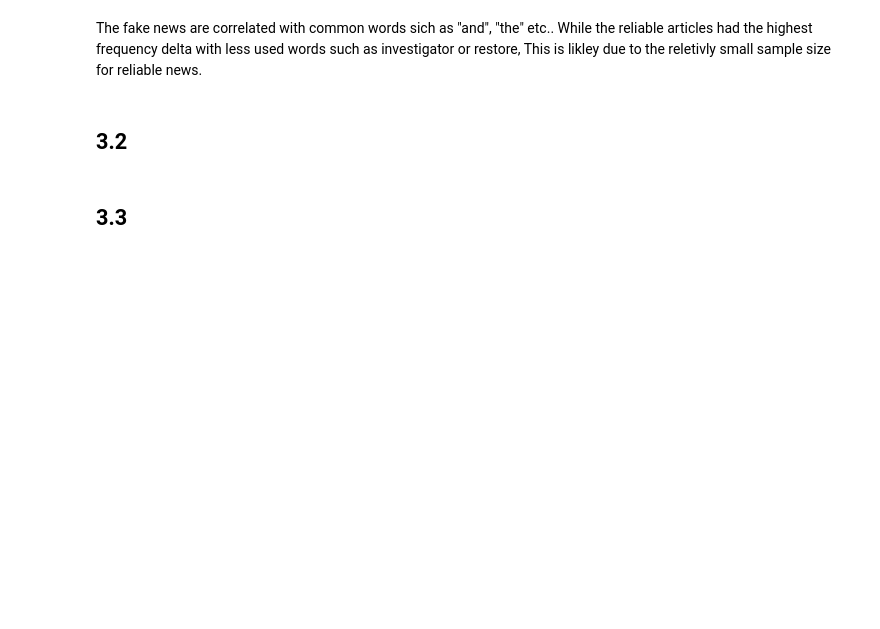
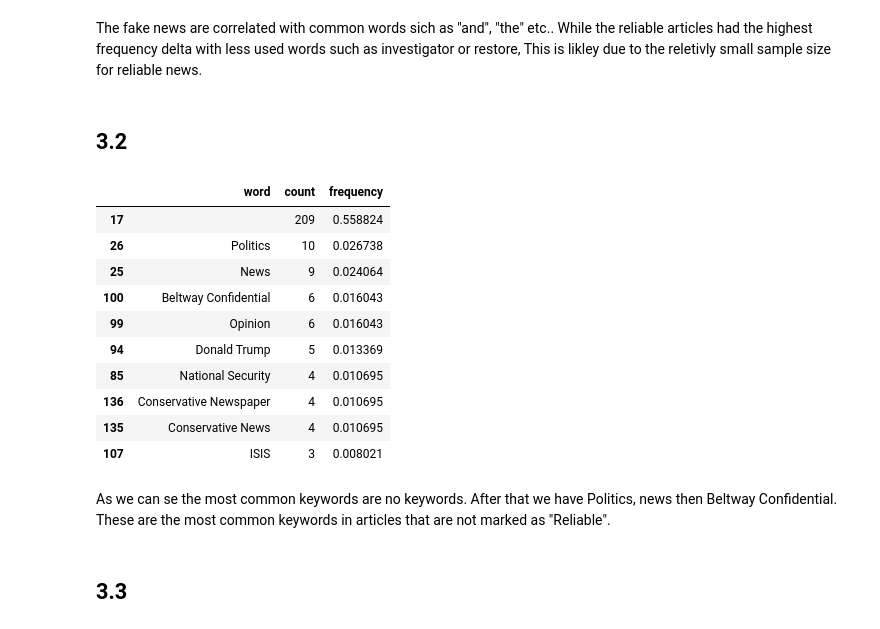
Before and after one commit to olekkr/Milestone01_DS22, a Jupyter notebook: Milestone01_DS22.ipynb, the cells around one changed output. Drawn from its saved outputs; the diff is of its cells as text; code cells hidden in the pictures; blank space fills up the shorter version.

```diff
--- a/Milestone01_DS22.ipynb
+++ b/Milestone01_DS22.ipynb
@@ -387,7 +454,22 @@ This is likley due to the reletivly small sample size for reliable news.
 # %% [markdown]
 ## 3.2
 # %%
-BOW_keywords_fake
+BOW_keywords_unreliable.sort_values(by="count", ascending=False).head(10)
+# %% [output]
+|  | word | count | frequency |
+| 17 |  | 209 | 0.558824 |
+| 26 | Politics | 10 | 0.026738 |
+| 25 | News | 9 | 0.024064 |
+| 100 | Beltway Confidential | 6 | 0.016043 |
+| 99 | Opinion | 6 | 0.016043 |
+| 94 | Donald Trump | 5 | 0.013369 |
+| 85 | National Security | 4 | 0.010695 |
+| 136 | Conservative Newspaper | 4 | 0.010695 |
+| 135 | Conservative News | 4 | 0.010695 |
+| 107 | ISIS | 3 | 0.008021 |
+# %% [markdown]
+As we can se the most common keywords are no keywords. After that we have Politics, news then Beltway Confidential.
+These are the most common keywords in articles that are not marked as "Reliable".
 # %% [markdown]
 ## 3.3
 # %%
```
Also changed, not shown: parts of 12 cells of this notebook, 2 other files.
